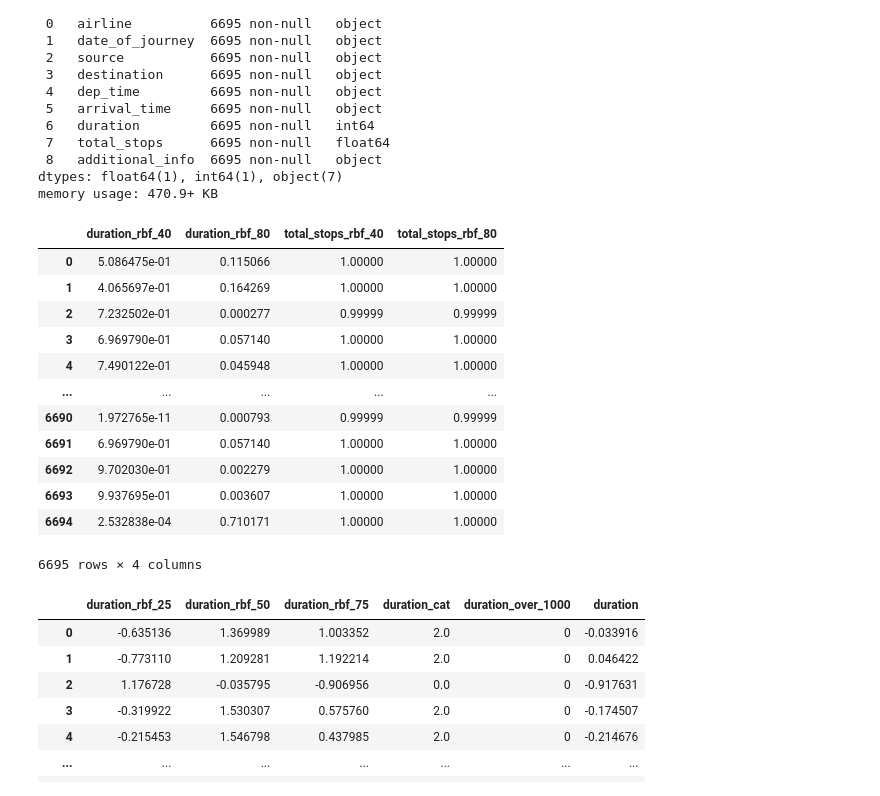
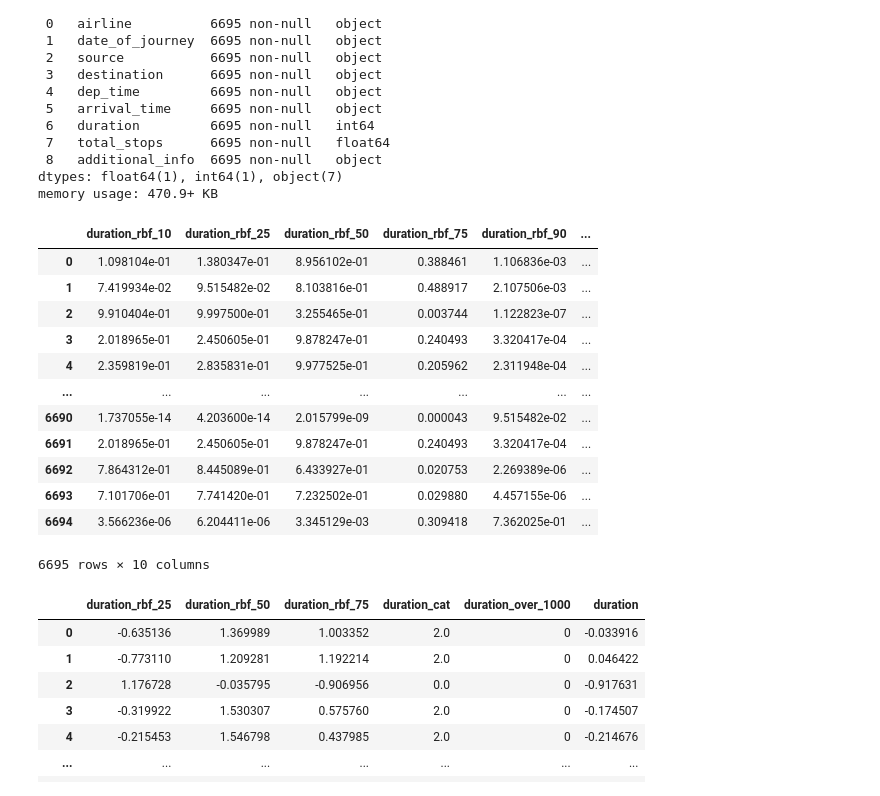
Before and after one commit to HarshNegi0927/flight-price-prediction, a Jupyter notebook: Notebook/FeatueEngineering.ipynb, the cells around one changed output. Drawn from its saved outputs; the diff is of its cells as text; code cells hidden in the pictures.

```diff
--- a/Notebook/FeatueEngineering.ipynb
+++ b/Notebook/FeatueEngineering.ipynb
@@ -474,21 +474,21 @@ class RBFPercentileSimilarity(BaseEstimator, TransformerMixin):
 			objects.append(obj)
 		return pd.concat(objects, axis=1)
 # %%
-RBFPercentileSimilarity(percentiles=[0.4, 0.8]).fit_transform(X_train)
+RBFPercentileSimilarity(percentiles=[ 0.10, 0.25, 0.50, 0.75, 0.90]).fit_transform(X_train)
 # %% [output]
-|  | duration_rbf_40 | duration_rbf_80 | total_stops_rbf_40 | total_stops_rbf_80 |
-| 0 | 5.086475e-01 | 0.115066 | 1.00000 | 1.00000 |
-| 1 | 4.065697e-01 | 0.164269 | 1.00000 | 1.00000 |
-| 2 | 7.232502e-01 | 0.000277 | 0.99999 | 0.99999 |
-| 3 | 6.969790e-01 | 0.057140 | 1.00000 | 1.00000 |
-| 4 | 7.490122e-01 | 0.045948 | 1.00000 | 1.00000 |
-| ... | ... | ... | ... | ... |
-| 6690 | 1.972765e-11 | 0.000793 | 0.99999 | 0.99999 |
-| 6691 | 6.969790e-01 | 0.057140 | 1.00000 | 1.00000 |
-| 6692 | 9.702030e-01 | 0.002279 | 1.00000 | 1.00000 |
-| 6693 | 9.937695e-01 | 0.003607 | 1.00000 | 1.00000 |
-| 6694 | 2.532838e-04 | 0.710171 | 1.00000 | 1.00000 |
+|  | duration_rbf_10 | duration_rbf_25 | duration_rbf_50 | duration_rbf_75 | duration_rbf_90 | ... |
+| 0 | 1.098104e-01 | 1.380347e-01 | 8.956102e-01 | 0.388461 | 1.106836e-03 | ... |
+| 1 | 7.419934e-02 | 9.515482e-02 | 8.103816e-01 | 0.488917 | 2.107506e-03 | ... |
+| 2 | 9.910404e-01 | 9.997500e-01 | 3.255465e-01 | 0.003744 | 1.122823e-07 | ... |
+| 3 | 2.018965e-01 | 2.450605e-01 | 9.878247e-01 | 0.240493 | 3.320417e-04 | ... |
+| 4 | 2.359819e-01 | 2.835831e-01 | 9.977525e-01 | 0.205962 | 2.311948e-04 | ... |
+| ... | ... | ... | ... | ... | ... | ... |
+| 6690 | 1.737055e-14 | 4.203600e-14 | 2.015799e-09 | 0.000043 | 9.515482e-02 | ... |
+| 6691 | 2.018965e-01 | 2.450605e-01 | 9.878247e-01 | 0.240493 | 3.320417e-04 | ... |
+| 6692 | 7.864312e-01 | 8.445089e-01 | 6.433927e-01 | 0.020753 | 2.269389e-06 | ... |
+| 6693 | 7.101706e-01 | 7.741420e-01 | 7.232502e-01 | 0.029880 | 4.457155e-06 | ... |
+| 6694 | 3.566236e-06 | 6.204411e-06 | 3.345129e-03 | 0.309418 | 7.362025e-01 | ... |
-6695 rows × 4 columns
+6695 rows × 10 columns
 # %%
 def duration_category(X, short=180, med=400):
 	return (
```
Also changed, not shown: parts of 1 cell of this notebook, 1 other file.
